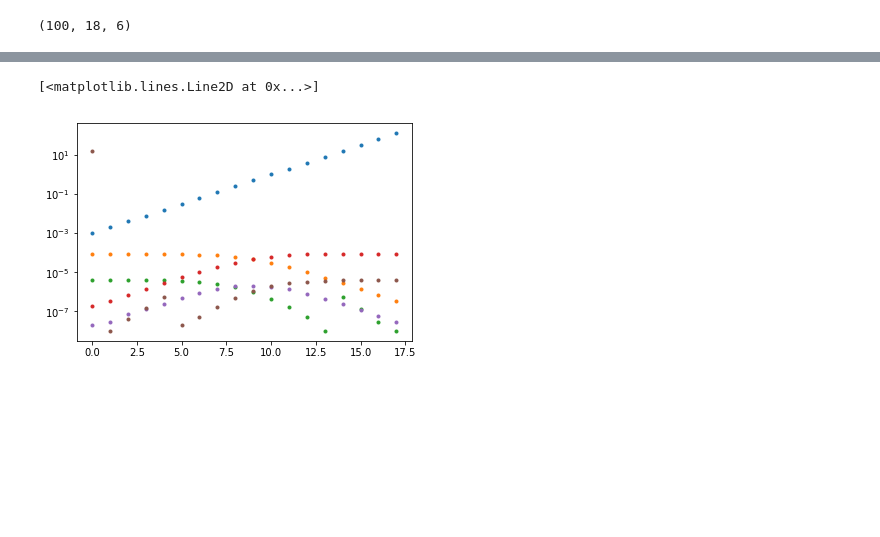
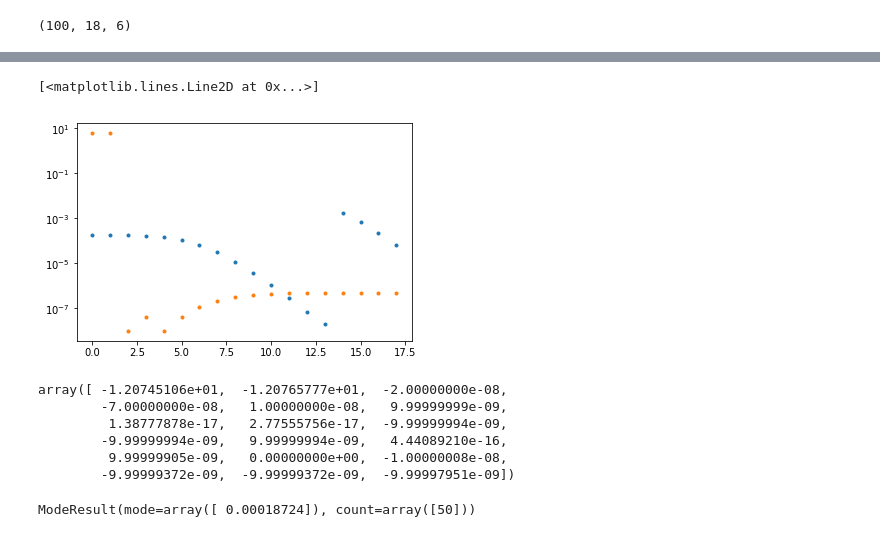
Before and after one commit to mcfitzgerald/grad_gitrdone, a Jupyter notebook: newest.ipynb, the cells around one changed output, grey strips where cells are left out. Drawn from its saved outputs; the diff is of its cells as text; code cells hidden in the pictures; blank space fills up the shorter version.

```diff
--- a/newest.ipynb
+++ b/newest.ipynb
@@ -117,18 +117,18 @@ def wymsol(var,parm,rtot,ltot):
 
     (L, M, MM, ML, MML, MMLL) = var
 
-    eq1 = M + 2*MM + ML + 2*MML + 2*MMLL - rtot
-    eq2 = L + ML + MML + 2*MMLL - ltot
-    eq3 = l20 * M**2 - MM
-    eq4 = k11 * L * M - ML
-    eq5 = l20 * k21 * M**2 * L - MML
-    eq6 = l20 * k21 * k22 * M**2 * L**2 - MMLL
+    eq1 = (M + 2*MM + ML + 2*MML + 2*MMLL) - rtot
+    eq2 = (L + ML + MML + 2*MMLL) - ltot
+    eq3 = (l20 * M*M) - MM
+    eq4 = (k11 * L * M) - ML
+    eq5 = (l20 * k21 * M*M * L) - MML
+    eq6 = (k22 * L * MML) - MMLL
 
     return np.array([eq1,eq2,eq3,eq4,eq5,eq6])
 # %%
 rtotwym = np.array([1e-4,1e-3,1e-2,1e-1,1e0])
-parmwym = np.array([2.,4.,1.,500.])
-wymguesses = [guessgen(6) for i in range(500)]
+parmwym = np.array([20.,4.,0.1,500.])
+wymguesses = [guessgen(6) for i in range(100)]
 # %%
 reswym = [[[optimize.root(wymsol,i,args=(parmwym,q,j),method='lm',options={'factor':0.1,'ftol':1e-14,'gtol':1e-14,'xtol':1e-14}).x for j in lig_concs] for i in wymguesses] for q in rtotwym]
 # %%
@@ -144,17 +144,30 @@ k2resc.shape
 # %%
-wymL_0 = find_best_root(wymar[0],18,0,150)
-wymM_0 = find_best_root(wymar[0],18,1,150)
-wymMM_0 = find_best_root(wymar[0],18,2,150)
-wymML_0 = find_best_root(wymar[0],18,3,150)
-wymMML_0 = find_best_root(wymar[0],18,4,150)
-wymMMLL_0 = find_best_root(wymar[0],18,5,150)
+wymL_0 = find_best_root(wymar[1],18,0,150)
+wymM_0 = find_best_root(wymar[1],18,1,150)
+wymMM_0 = find_best_root(wymar[1],18,2,150)
+wymML_0 = find_best_root(wymar[1],18,3,150)
+wymMML_0 = find_best_root(wymar[1],18,4,150)
+wymMMLL_0 = find_best_root(wymar[1],18,5,150)
 # %%
-plt.semilogy(wymL_0,'.')
-plt.semilogy(wymM_0,'.')
-plt.semilogy(wymMM_0,'.')
-plt.semilogy(wymML_0,'.')
-plt.semilogy(wymMML_0,'.')
-plt.semilogy(wymMMLL_0,'.')
+#plt.semilogy(wymL_0,'.')
+#plt.semilogy(wymM_0,'.')
+plt.semilogy(wymMM_0,'.') #this one
+#plt.semilogy(wymML_0,'.')
+#plt.semilogy(wymMML_0,'.')
+plt.semilogy(wymMMLL_0,'.') #this one
 # %% [output]
 [<matplotlib.lines.Line2D at 0x...>]
-[figure, old version]
+[figure, new version]
+# %%
+lig_concs - (wymL_0 + wymML_0 + wymMML_0 + 2*wymMMLL_0)
+# %% [output]
+array([ -1.20745106e+01,  -1.20765777e+01,  -2.00000000e-08,
+        -7.00000000e-08,   1.00000000e-08,   9.99999999e-09,
+         1.38777878e-17,   2.77555756e-17,  -9.99999994e-09,
+        -9.99999994e-09,   9.99999994e-09,   4.44089210e-16,
+         9.99999905e-09,   0.00000000e+00,  -1.00000008e-08,
+        -9.99999372e-09,  -9.99999372e-09,  -9.99997951e-09])
+# %%
+sp.stats.mode(wymar[1][:,0,2])
+# %% [output]
+ModeResult(mode=array([ 0.00018724]), count=array([50]))
```
Also changed, not shown: parts of 23 cells of this notebook, 1 other file.
